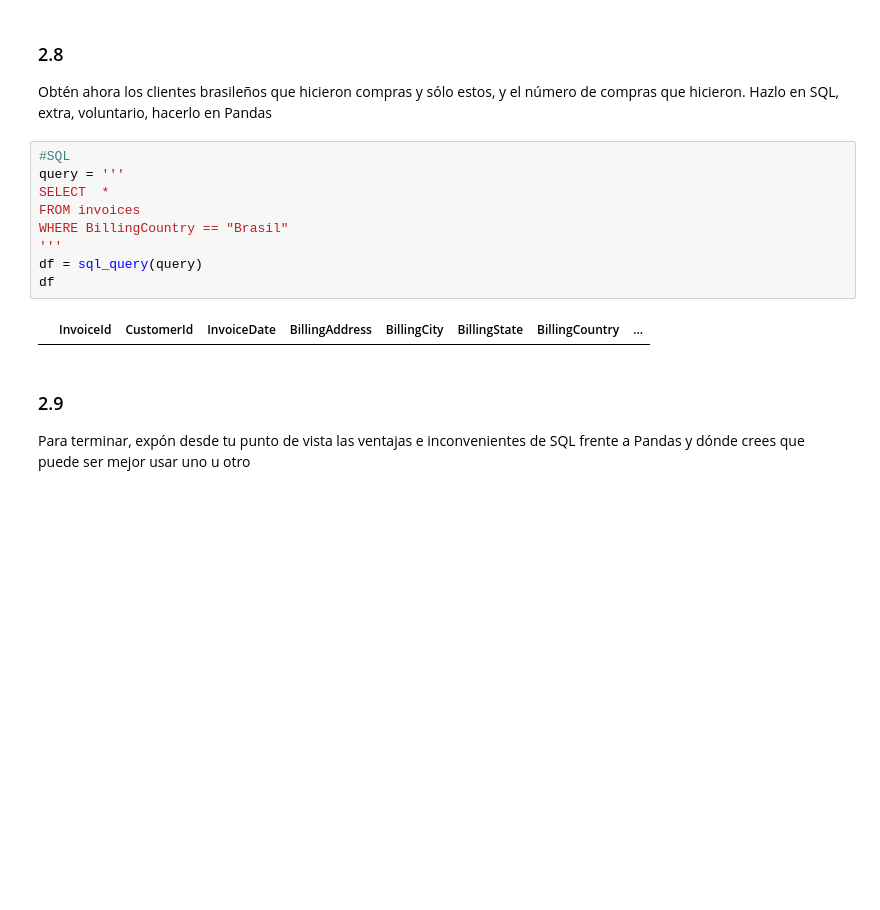
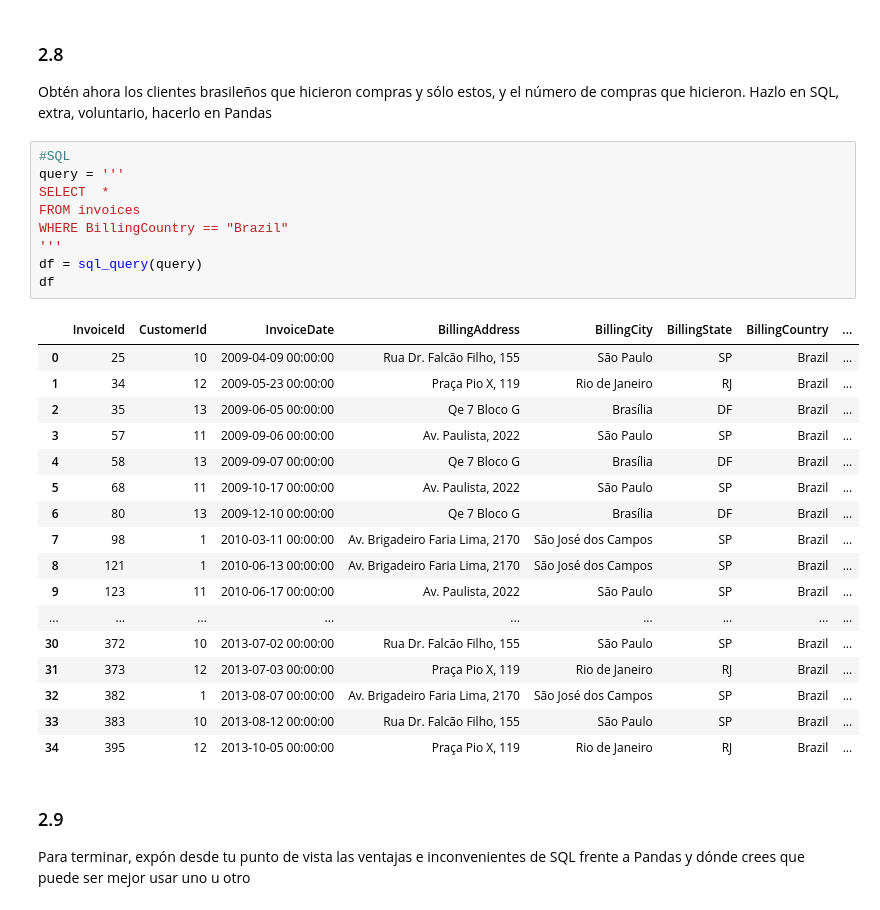
Before and after one commit to Rodrigo6363/ONLINE_DS_THEBRIDGE_ROD, a Jupyter notebook: Sprint 6/Unidad 1/Práctica obligatoria/18_Practica_Obligatoria_SQL.ipynb, the cells around one changed output. Saved outputs shown, nothing was run; the diff lists cells and outputs as text; blank space fills up the shorter version.

```diff
--- a/Sprint 6/Unidad 1/Práctica obligatoria/18_Practica_Obligatoria_SQL.ipynb
+++ b/Sprint 6/Unidad 1/Práctica obligatoria/18_Practica_Obligatoria_SQL.ipynb
@@ -425,14 +426,30 @@ Obtén ahora los clientes brasileños que hicieron compras y sólo estos, y el n
 # %%
 #SQL
 query = '''
 SELECT  *
 FROM invoices
-WHERE BillingCountry == "Brasil"
+WHERE BillingCountry == "Brazil"
 '''
 df = sql_query(query)
 df
 # %% [output]
 |  | InvoiceId | CustomerId | InvoiceDate | BillingAddress | BillingCity | BillingState | BillingCountry | ... |
+| 0 | 25 | 10 | 2009-04-09 00:00:00 | Rua Dr. Falcão Filho, 155 | São Paulo | SP | Brazil | ... |
+| 1 | 34 | 12 | 2009-05-23 00:00:00 | Praça Pio X, 119 | Rio de Janeiro | RJ | Brazil | ... |
+| 2 | 35 | 13 | 2009-06-05 00:00:00 | Qe 7 Bloco G | Brasília | DF | Brazil | ... |
+| 3 | 57 | 11 | 2009-09-06 00:00:00 | Av. Paulista, 2022 | São Paulo | SP | Brazil | ... |
+| 4 | 58 | 13 | 2009-09-07 00:00:00 | Qe 7 Bloco G | Brasília | DF | Brazil | ... |
+| 5 | 68 | 11 | 2009-10-17 00:00:00 | Av. Paulista, 2022 | São Paulo | SP | Brazil | ... |
+| 6 | 80 | 13 | 2009-12-10 00:00:00 | Qe 7 Bloco G | Brasília | DF | Brazil | ... |
+| 7 | 98 | 1 | 2010-03-11 00:00:00 | Av. Brigadeiro Faria Lima, 2170 | São José dos Campos | SP | Brazil | ... |
+| 8 | 121 | 1 | 2010-06-13 00:00:00 | Av. Brigadeiro Faria Lima, 2170 | São José dos Campos | SP | Brazil | ... |
+| 9 | 123 | 11 | 2010-06-17 00:00:00 | Av. Paulista, 2022 | São Paulo | SP | Brazil | ... |
+| ... | ... | ... | ... | ... | ... | ... | ... | ... |
+| 30 | 372 | 10 | 2013-07-02 00:00:00 | Rua Dr. Falcão Filho, 155 | São Paulo | SP | Brazil | ... |
+| 31 | 373 | 12 | 2013-07-03 00:00:00 | Praça Pio X, 119 | Rio de Janeiro | RJ | Brazil | ... |
+| 32 | 382 | 1 | 2013-08-07 00:00:00 | Av. Brigadeiro Faria Lima, 2170 | São José dos Campos | SP | Brazil | ... |
+| 33 | 383 | 10 | 2013-08-12 00:00:00 | Rua Dr. Falcão Filho, 155 | São Paulo | SP | Brazil | ... |
+| 34 | 395 | 12 | 2013-10-05 00:00:00 | Praça Pio X, 119 | Rio de Janeiro | RJ | Brazil | ... |
 # %% [markdown]
 ### 2.9
 
```
Also changed, not shown: parts of 2 cells of this notebook, 5 other files.
